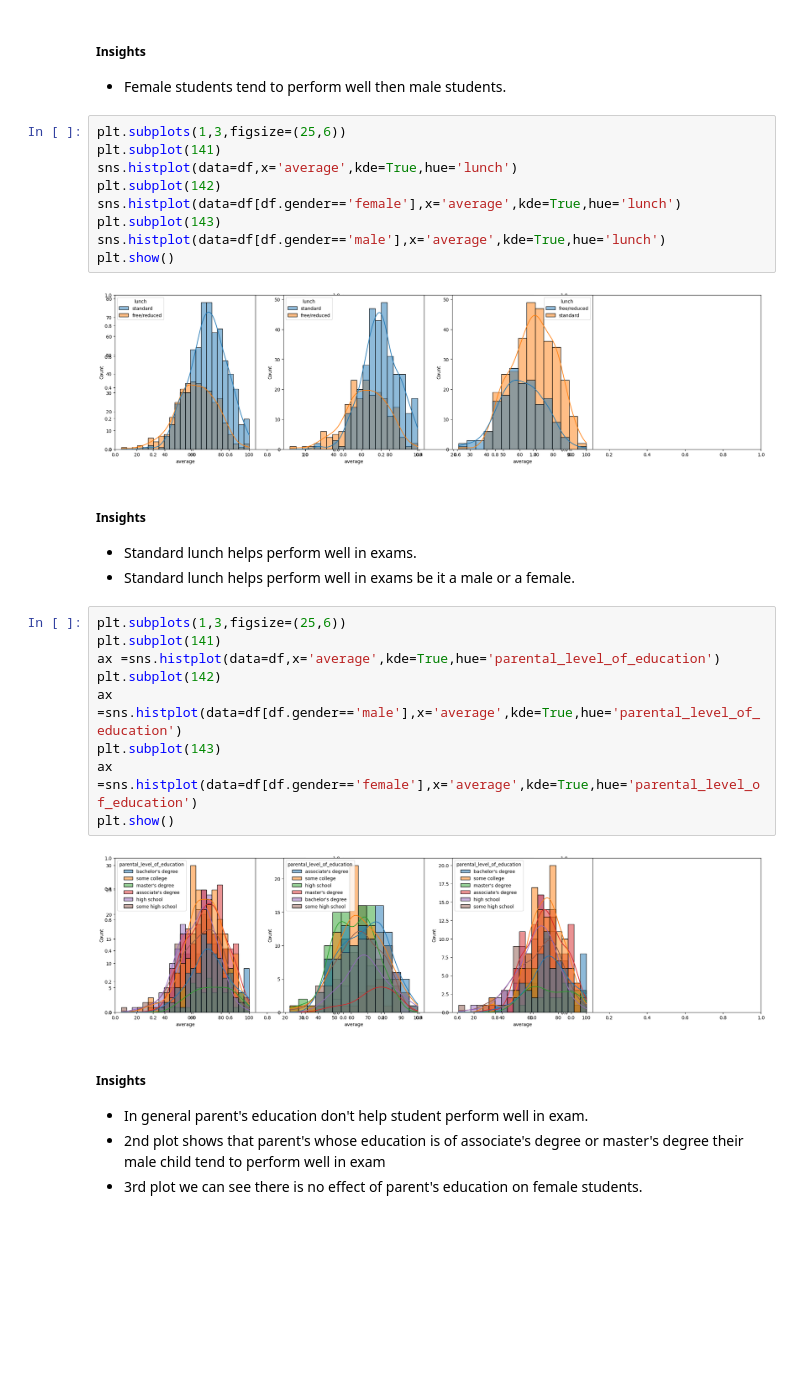
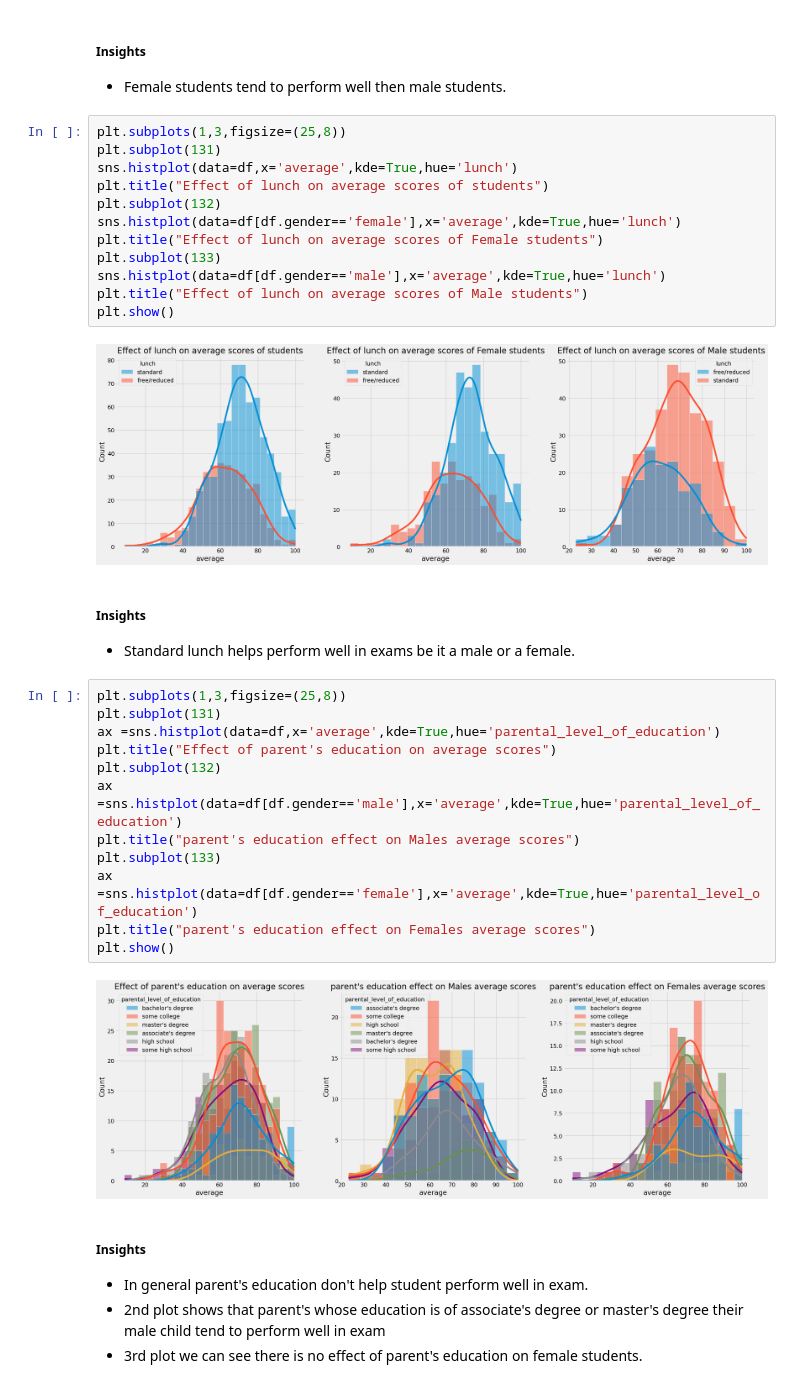
Before and after one commit to VamsiAkula8984/ML_E2E_Project, a Jupyter notebook: notebook/EDA STUDENT PERFORMANCE.ipynb, the cells around one changed output. Drawn from its saved outputs; the diff is of its cells as text; blank space fills up the shorter version.

```diff
--- a/notebook/EDA STUDENT PERFORMANCE.ipynb
+++ b/notebook/EDA STUDENT PERFORMANCE.ipynb
@@ -269,31 +302,36 @@ plt.show()
 #####  Insights
 - Female students tend to perform well then male students.
 # %%
-plt.subplots(1,3,figsize=(25,6))
-plt.subplot(141)
+plt.subplots(1,3,figsize=(25,8))
+plt.subplot(131)
 sns.histplot(data=df,x='average',kde=True,hue='lunch')
-plt.subplot(142)
+plt.title("Effect of lunch on average scores of students")
+plt.subplot(132)
 sns.histplot(data=df[df.gender=='female'],x='average',kde=True,hue='lunch')
-plt.subplot(143)
+plt.title("Effect of lunch on average scores of Female students")
+plt.subplot(133)
 sns.histplot(data=df[df.gender=='male'],x='average',kde=True,hue='lunch')
+plt.title("Effect of lunch on average scores of Male students")
 plt.show()
 # %% [output]
-[figure, old version]
+[figure, new version]
 # %% [markdown]
 #####  Insights
-- Standard lunch helps perform well in exams.
 - Standard lunch helps perform well in exams be it a male or a female.
 # %%
-plt.subplots(1,3,figsize=(25,6))
-plt.subplot(141)
+plt.subplots(1,3,figsize=(25,8))
+plt.subplot(131)
 ax =sns.histplot(data=df,x='average',kde=True,hue='parental_level_of_education')
-plt.subplot(142)
+plt.title("Effect of parent's education on average scores")
+plt.subplot(132)
 ax =sns.histplot(data=df[df.gender=='male'],x='average',kde=True,hue='parental_level_of_education')
-plt.subplot(143)
+plt.title("parent's education effect on Males average scores")
+plt.subplot(133)
 ax =sns.histplot(data=df[df.gender=='female'],x='average',kde=True,hue='parental_level_of_education')
+plt.title("parent's education effect on Females average scores")
 plt.show()
 # %% [output]
-[figure, old version]
+[figure, new version]
 # %% [markdown]
 #####  Insights
 - In general parent's education don't help student perform well in exam.
```
Also changed, not shown: parts of 17 cells of this notebook, 5 other files.
